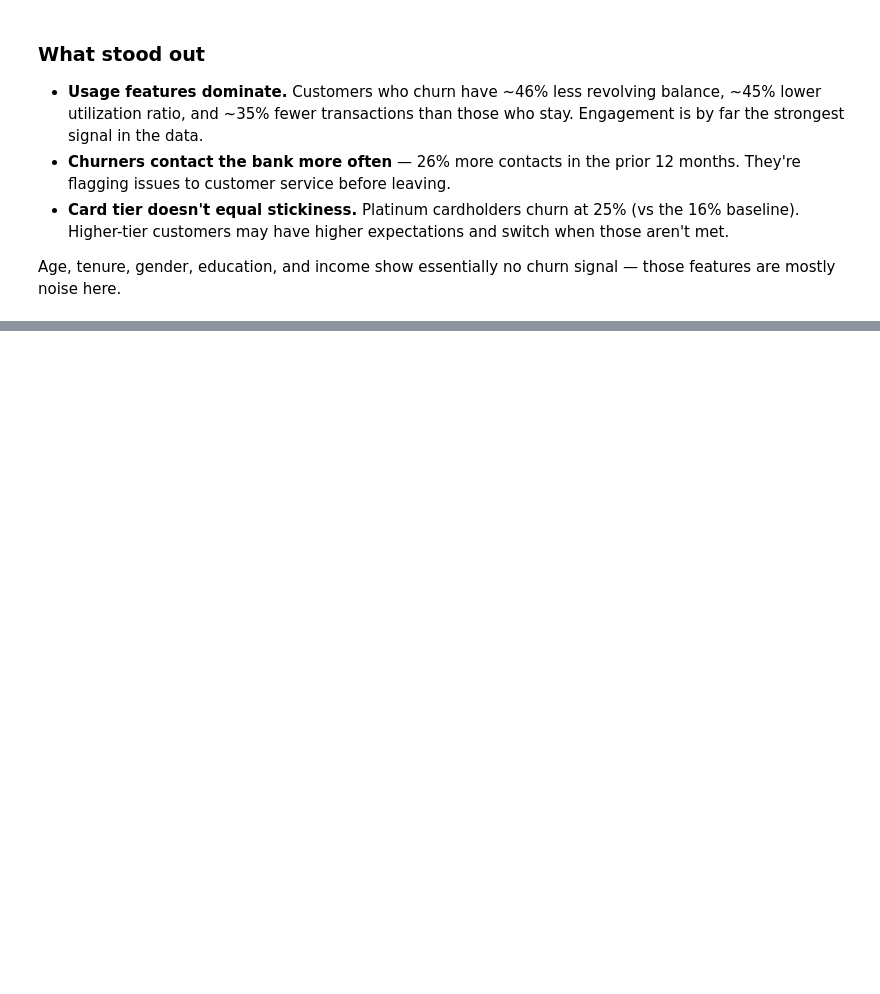
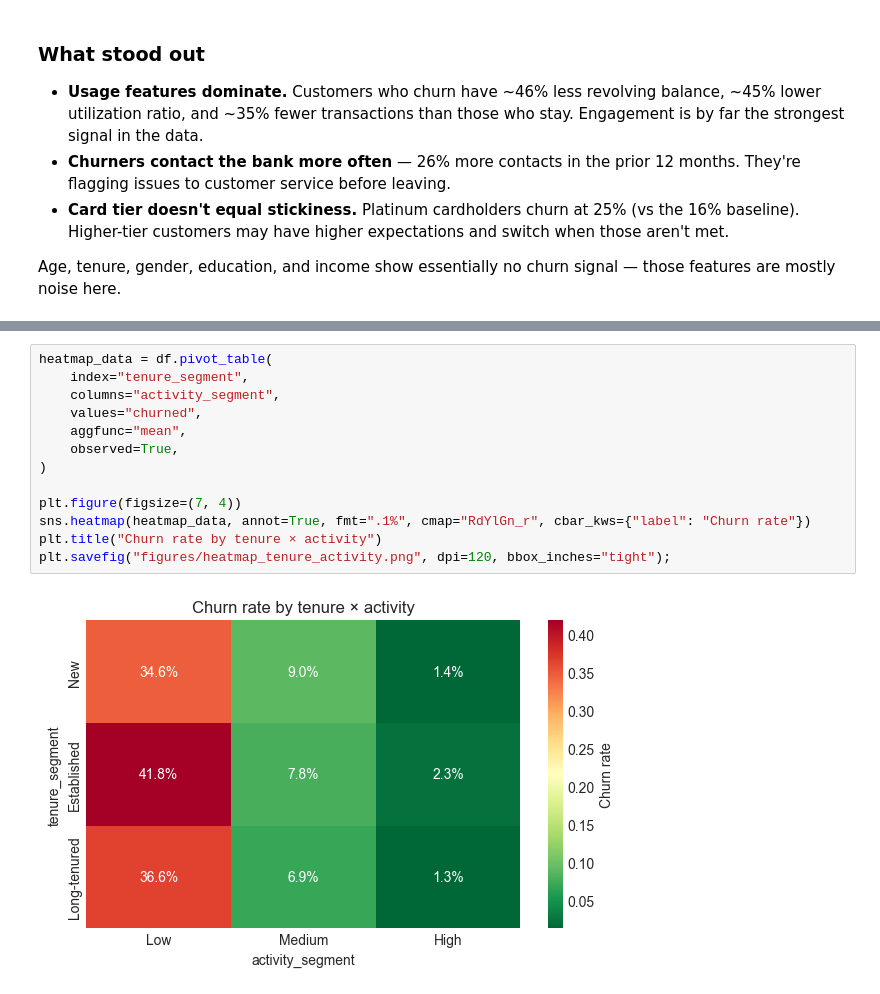
Before and after one commit to mkhlndrv/cost-aware-churn-prediction, a Jupyter notebook: notebooks/01_eda.ipynb, the cells around one changed output, grey strips where cells are left out. Drawn from its saved outputs; the diff is of its cells as text; blank space fills up the shorter version.

```diff
--- a/notebooks/01_eda.ipynb
+++ b/notebooks/01_eda.ipynb
@@ -277,0 +333,15 @@ Age, tenure, gender, education, and income show essentially no churn signal —
+# %%
+heatmap_data = df.pivot_table(
+    index="tenure_segment",
+    columns="activity_segment",
+    values="churned",
+    aggfunc="mean",
+    observed=True,
+)
+
+plt.figure(figsize=(7, 4))
+sns.heatmap(heatmap_data, annot=True, fmt=".1%", cmap="RdYlGn_r", cbar_kws={"label": "Churn rate"})
+plt.title("Churn rate by tenure × activity")
+plt.savefig("figures/heatmap_tenure_activity.png", dpi=120, bbox_inches="tight");
+# %% [output]
+[figure, added]
```
Also changed, not shown: parts of 10 cells of this notebook, 2 other files.
